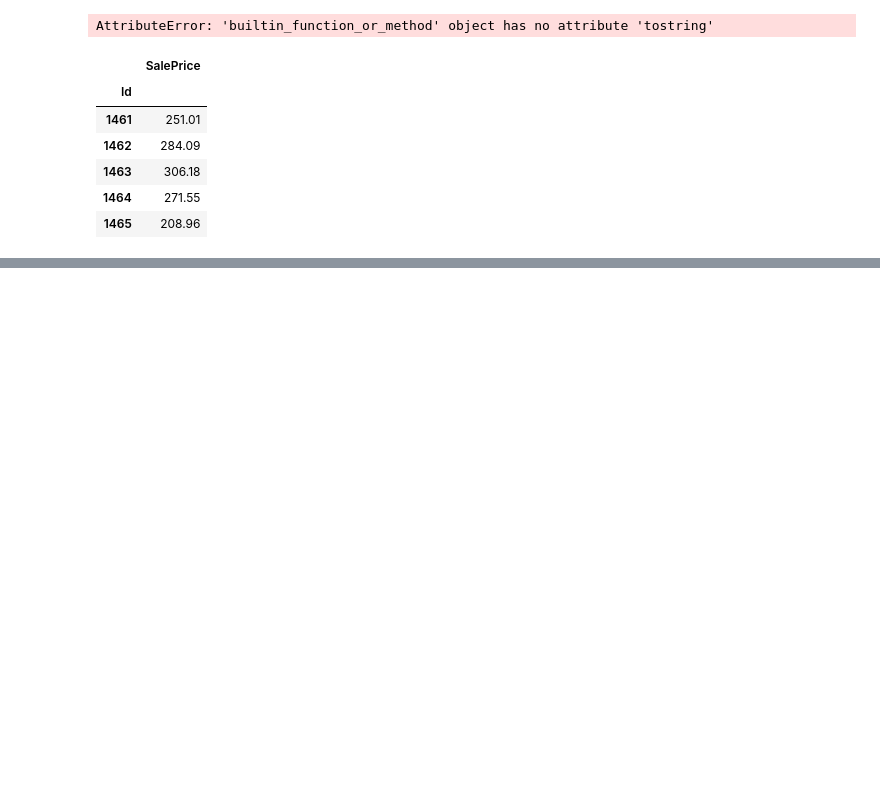
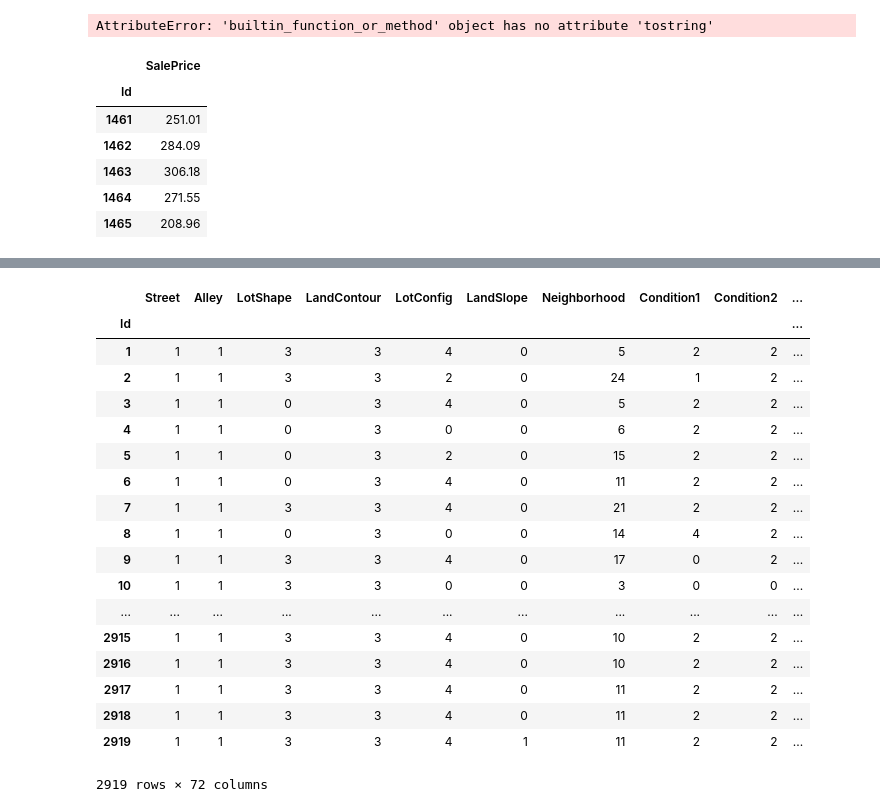
Before and after one commit to bhalbur/AmesData, a Jupyter notebook: Sandbox1.ipynb, the cells around one changed output, grey strips where cells are left out. Drawn from its saved outputs; the diff is of its cells as text; code cells hidden in the pictures; blank space fills up the shorter version.

Commit message:
encoded all categorical variables

```diff
--- a/Sandbox1.ipynb
+++ b/Sandbox1.ipynb
@@ -432,0 +520,6 @@ submission.to_csv('submission_files/SubmissionFile.csv')
+# %%
+# TODO: create a LabelEncoder object and fit it to each feature in X
+
+# limit to categorical data using df.select_dtypes()
+X = alldata.select_dtypes(include=[object])
+X.head(3)
@@ -432,0 +533,10 @@ submission.to_csv('submission_files/SubmissionFile.csv')
+# %%
+# 1. INSTANTIATE
+# encode labels with value between 0 and n_classes-1.
+le = preprocessing.LabelEncoder()
+
+
+# 2/3. FIT AND TRANSFORM
+# use df.apply() to apply le.fit_transform to all columns
+categoricals_encoded = X.apply(le.fit_transform)
+categoricals_encoded.head()
@@ -432,0 +552,3 @@ submission.to_csv('submission_files/SubmissionFile.csv')
+# %%
+ints_df = alldata.select_dtypes(include=[int])
+ints_df.head()
@@ -432,0 +564,3 @@ submission.to_csv('submission_files/SubmissionFile.csv')
+# %%
+float_df = alldata.select_dtypes(include=[float])
+float_df.head()
@@ -432,0 +585,23 @@ submission.to_csv('submission_files/SubmissionFile.csv')
+# %%
+Master_DF = pd.concat([categoricals_encoded, float_df, ints_df], axis=1)
+Master_DF
+# %% [output]
+|  | Street | Alley | LotShape | LandContour | LotConfig | LandSlope | Neighborhood | Condition1 | Condition2 | ... |
+| Id |  |  |  |  |  |  |  |  |  | ... |
+| 1 | 1 | 1 | 3 | 3 | 4 | 0 | 5 | 2 | 2 | ... |
+| 2 | 1 | 1 | 3 | 3 | 2 | 0 | 24 | 1 | 2 | ... |
+| 3 | 1 | 1 | 0 | 3 | 4 | 0 | 5 | 2 | 2 | ... |
+| 4 | 1 | 1 | 0 | 3 | 0 | 0 | 6 | 2 | 2 | ... |
+| 5 | 1 | 1 | 0 | 3 | 2 | 0 | 15 | 2 | 2 | ... |
+| 6 | 1 | 1 | 0 | 3 | 4 | 0 | 11 | 2 | 2 | ... |
+| 7 | 1 | 1 | 3 | 3 | 4 | 0 | 21 | 2 | 2 | ... |
+| 8 | 1 | 1 | 0 | 3 | 0 | 0 | 14 | 4 | 2 | ... |
+| 9 | 1 | 1 | 3 | 3 | 4 | 0 | 17 | 0 | 2 | ... |
+| 10 | 1 | 1 | 3 | 3 | 0 | 0 | 3 | 0 | 0 | ... |
+| ... | ... | ... | ... | ... | ... | ... | ... | ... | ... | ... |
+| 2915 | 1 | 1 | 3 | 3 | 4 | 0 | 10 | 2 | 2 | ... |
+| 2916 | 1 | 1 | 3 | 3 | 4 | 0 | 10 | 2 | 2 | ... |
+| 2917 | 1 | 1 | 3 | 3 | 4 | 0 | 11 | 2 | 2 | ... |
+| 2918 | 1 | 1 | 3 | 3 | 4 | 0 | 11 | 2 | 2 | ... |
+| 2919 | 1 | 1 | 3 | 3 | 4 | 1 | 11 | 2 | 2 | ... |
+2919 rows × 72 columns
```
Also changed, not shown: parts of 46 cells of this notebook, 1 other file.
